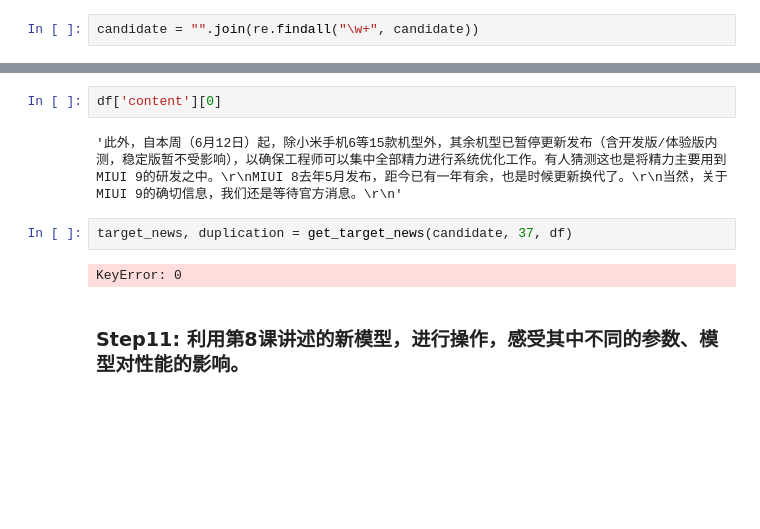
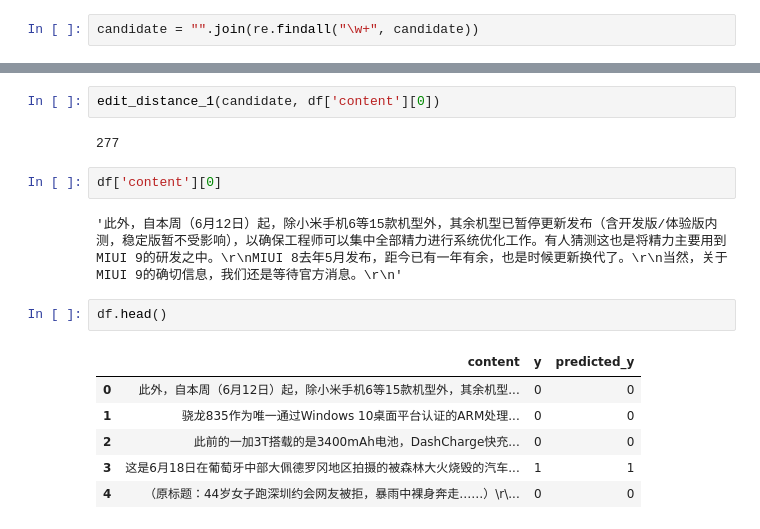
Before and after one commit to buptwxd2/nlp_homework, a Jupyter notebook: assignment-07 First Step of using machine learning and models..ipynb, the cells around one changed output, grey strips where cells are left out. Drawn from its saved outputs; the diff is of its cells as text; blank space fills up the shorter version.

```diff
--- a/assignment-07 First Step of using machine learning and models..ipynb
+++ b/assignment-07 First Step of using machine learning and models..ipynb
@@ -494,10 +557,17 @@ def get_target_news(source_copy_news, idx, news_df):
+# %%
+edit_distance_1(candidate, df['content'][0])
+# %% [output]
+277
 # %%
 df['content'][0]
 # %% [output]
 '此外，自本周（6月12日）起，除小米手机6等15款机型外，其余机型已暂停更新发布（含开发版/体验版内测，稳定版暂不受影响），以确保工程师可以集中全部精力进行系统优化工作。有人猜测这也是将精力主要用到MIUI 9的研发之中。\r\nMIUI 8去年5月发布，距今已有一年有余，也是时候更新换代了。\r\n当然，关于MIUI 9的确切信息，我们还是等待官方消息。\r\n'
-# %%
-target_news, duplication = get_target_news(candidate, 37, df)
-# %% [output]
-KeyError: 0
-# %% [markdown]
-### Step11: 利用第8课讲述的新模型，进行操作，感受其中不同的参数、模型对性能的影响。
+# %%
+df.head()
+# %% [output]
+|  | content | y | predicted_y |
+| 0 | 此外，自本周（6月12日）起，除小米手机6等15款机型外，其余机型... | 0 | 0 |
+| 1 | 骁龙835作为唯一通过Windows 10桌面平台认证的ARM处理... | 0 | 0 |
+| 2 | 此前的一加3T搭载的是3400mAh电池，DashCharge快充... | 0 | 0 |
+| 3 | 这是6月18日在葡萄牙中部大佩德罗冈地区拍摄的被森林大火烧毁的汽车... | 1 | 1 |
+| 4 | （原标题：44岁女子跑深圳约会网友被拒，暴雨中裸身奔走……）\r\... | 0 | 0 |
```
Also changed, not shown: parts of 43 cells of this notebook.
